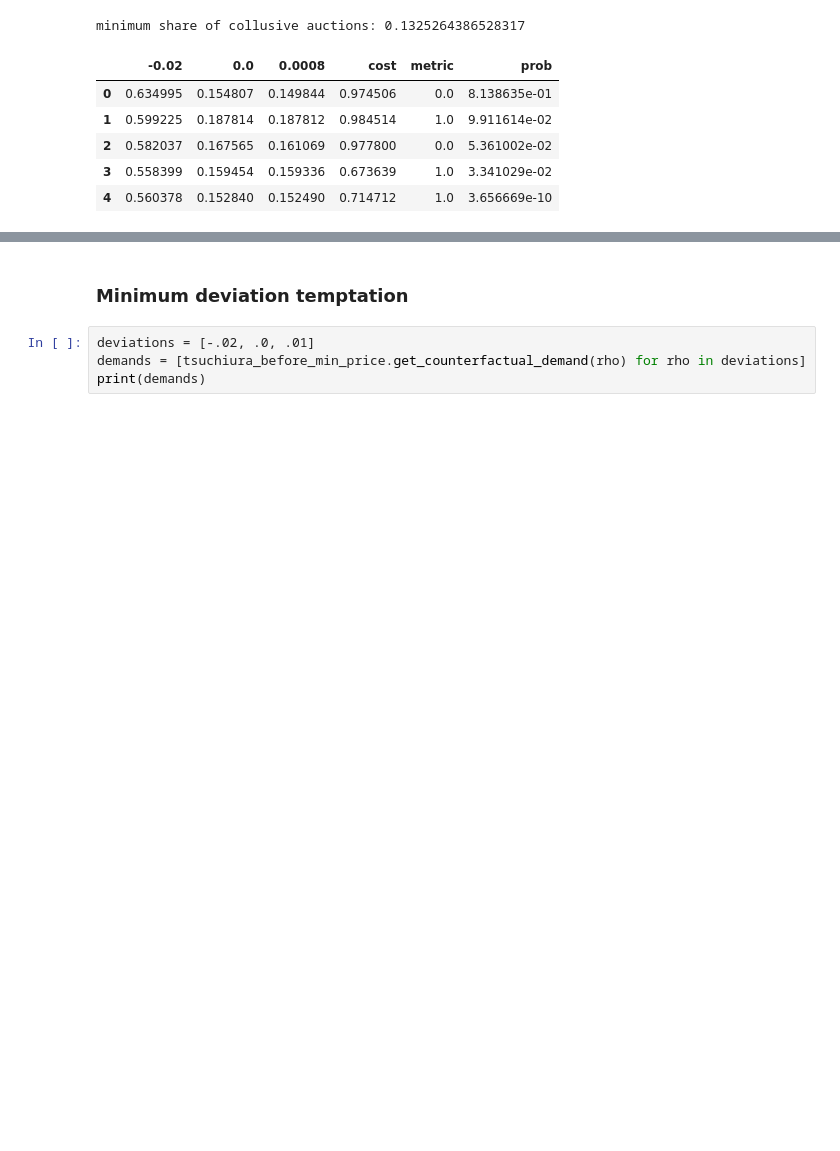
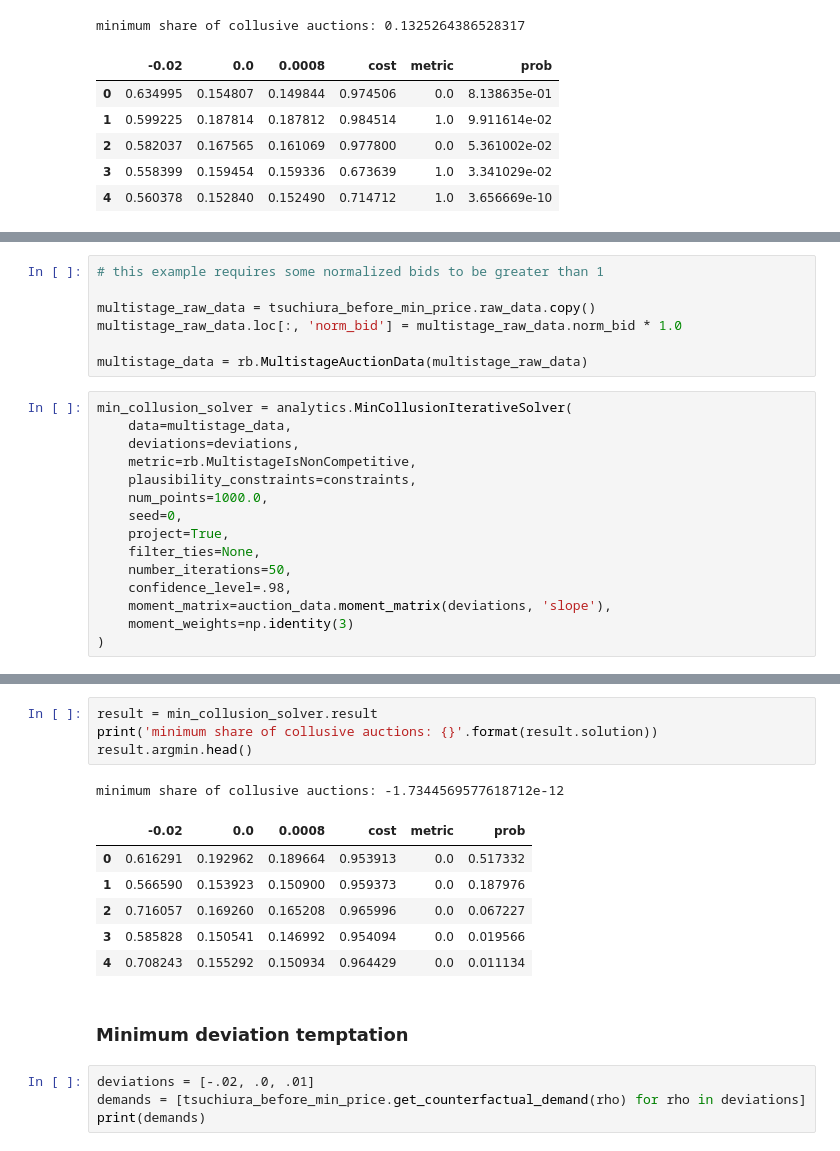
Before and after one commit to sylvaingchassang/missing_bids, a Jupyter notebook: notebooks/example_tsuchiura.ipynb, the cells around one changed output, grey strips where cells are left out. Cells and saved outputs as stored; diff of their text form; blank space fills up the shorter version.

```diff
--- a/notebooks/example_tsuchiura.ipynb
+++ b/notebooks/example_tsuchiura.ipynb
@@ -227,0 +238,22 @@ minimum share of collusive auctions: 0.1325264386528317
+# %%
+# this example requires some normalized bids to be greater than 1
+
+multistage_raw_data = tsuchiura_before_min_price.raw_data.copy()
+multistage_raw_data.loc[:, 'norm_bid'] = multistage_raw_data.norm_bid * 1.0
+
+multistage_data = rb.MultistageAuctionData(multistage_raw_data)
+# %%
+min_collusion_solver = analytics.MinCollusionIterativeSolver(
+    data=multistage_data,
+    deviations=deviations,
+    metric=rb.MultistageIsNonCompetitive,
+    plausibility_constraints=constraints,
+    num_points=1000.0,
+    seed=0,
+    project=True,
+    filter_ties=None,
+    number_iterations=50,
+    confidence_level=.98,
+    moment_matrix=auction_data.moment_matrix(deviations, 'slope'),
+    moment_weights=np.identity(3)
+)
@@ -228,3 +272,15 @@ minimum share of collusive auctions: 0.1325264386528317
+# %%
+result = min_collusion_solver.result
+print('minimum share of collusive auctions: {}'.format(result.solution))
+result.argmin.head()
+# %% [output]
+minimum share of collusive auctions: -1.7344569577618712e-12
+|  | -0.02 | 0.0 | 0.0008 | cost | metric | prob |
+| 0 | 0.616291 | 0.192962 | 0.189664 | 0.953913 | 0.0 | 0.517332 |
+| 1 | 0.566590 | 0.153923 | 0.150900 | 0.959373 | 0.0 | 0.187976 |
+| 2 | 0.716057 | 0.169260 | 0.165208 | 0.965996 | 0.0 | 0.067227 |
+| 3 | 0.585828 | 0.150541 | 0.146992 | 0.954094 | 0.0 | 0.019566 |
+| 4 | 0.708243 | 0.155292 | 0.150934 | 0.964429 | 0.0 | 0.011134 |
 # %% [markdown]
 ### Minimum deviation temptation
 # %%
```
Also changed, not shown: parts of 7 cells of this notebook, 3 other files.
